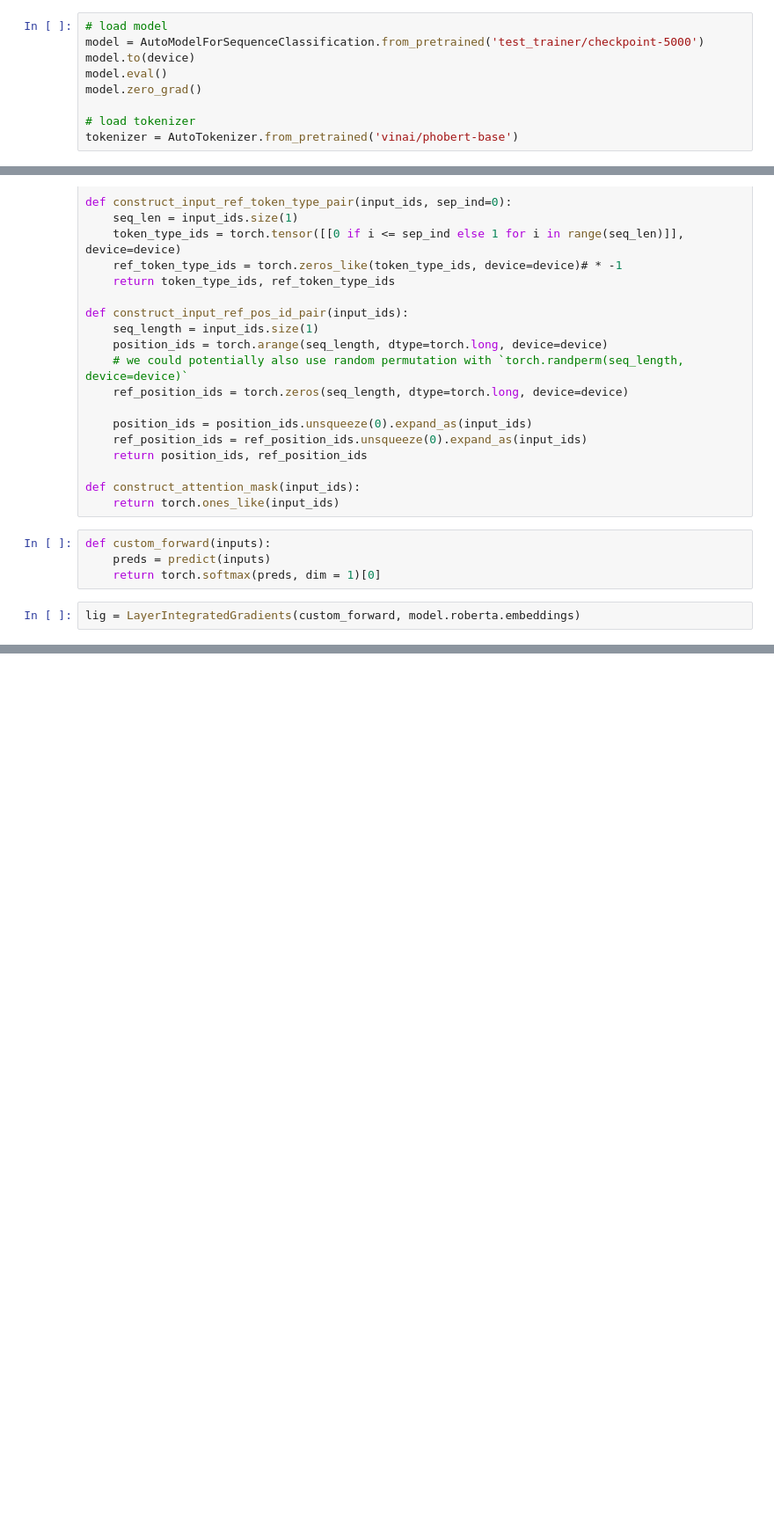
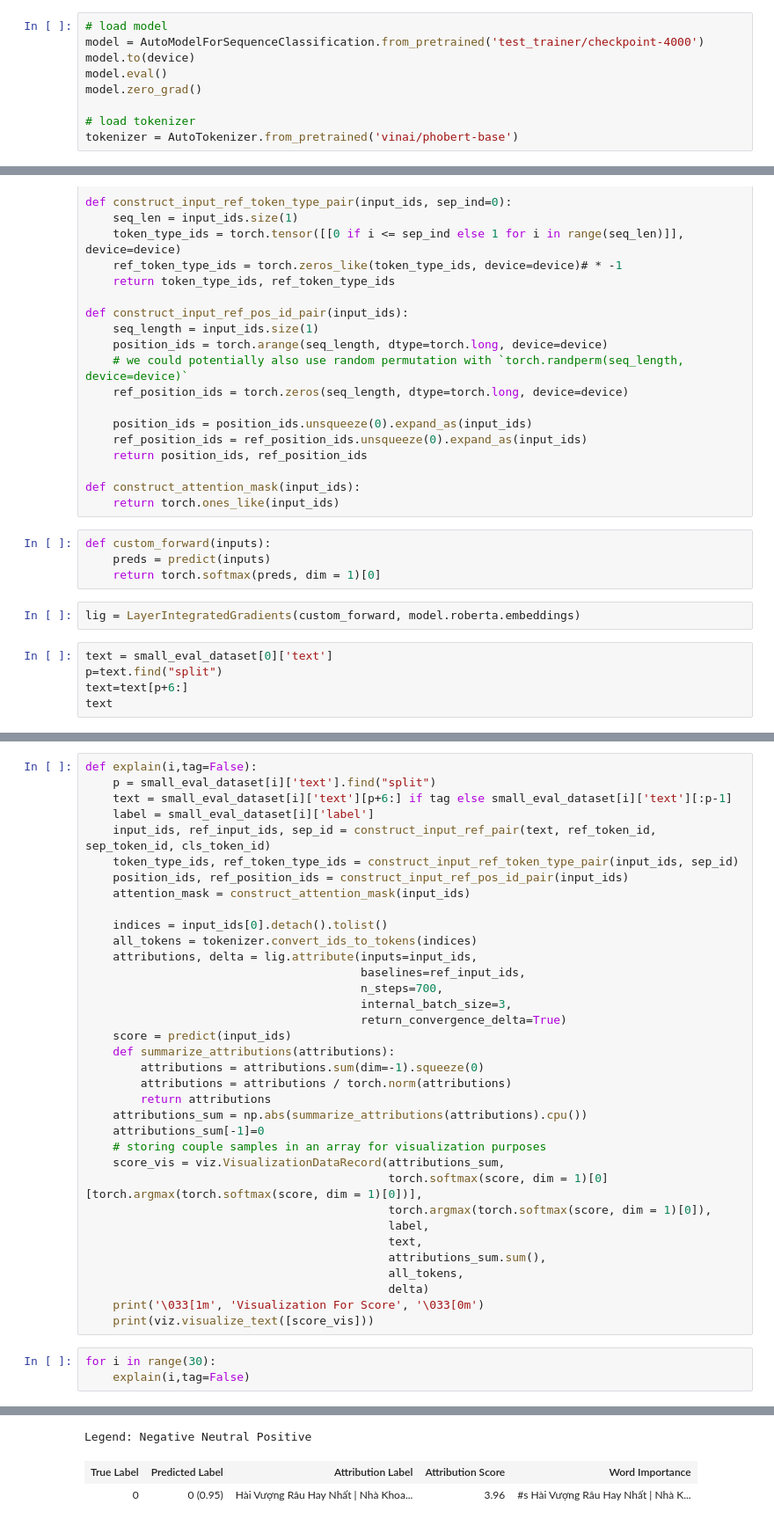
Before and after one commit to tu-leminh/Thesis2019, a Jupyter notebook: title_w_IG.ipynb, the cells around one changed output, grey strips where cells are left out. Shown: that part at 88% size. Saved outputs shown, nothing was run; the diff lists cells and outputs as text; blank space fills up the shorter version.

```diff
--- a/title_w_IG.ipynb
+++ b/title_w_IG.ipynb
@@ -154,7 +165,7 @@ import matplotlib.pyplot as plt
 device = torch.device("cuda:0" if torch.cuda.is_available() else "cpu")
 # %%
 # load model
-model = AutoModelForSequenceClassification.from_pretrained('test_trainer/checkpoint-5000')
+model = AutoModelForSequenceClassification.from_pretrained('test_trainer/checkpoint-4000')
 model.to(device)
 model.eval()
 model.zero_grad()
@@ -205,3 +236,8 @@ def custom_forward(inputs):
     return torch.softmax(preds, dim = 1)[0]
 # %%
 lig = LayerIntegratedGradients(custom_forward, model.roberta.embeddings)
+# %%
+text = small_eval_dataset[0]['text']
+p=text.find("split")
+text=text[p+6:]
+text
@@ -207,0 +246,39 @@ lig = LayerIntegratedGradients(custom_forward, model.roberta.embeddings)
+# %%
+def explain(i,tag=False):
+    p = small_eval_dataset[i]['text'].find("split")
+    text = small_eval_dataset[i]['text'][p+6:] if tag else small_eval_dataset[i]['text'][:p-1]
+    label = small_eval_dataset[i]['label']
+    input_ids, ref_input_ids, sep_id = construct_input_ref_pair(text, ref_token_id, sep_token_id, cls_token_id)
+    token_type_ids, ref_token_type_ids = construct_input_ref_token_type_pair(input_ids, sep_id)
+    position_ids, ref_position_ids = construct_input_ref_pos_id_pair(input_ids)
+    attention_mask = construct_attention_mask(input_ids)
+
+    indices = input_ids[0].detach().tolist()
+    all_tokens = tokenizer.convert_ids_to_tokens(indices)
+    attributions, delta = lig.attribute(inputs=input_ids,
+                                        baselines=ref_input_ids,
+                                        n_steps=700,
+                                        internal_batch_size=3,
+                                        return_convergence_delta=True)
+    score = predict(input_ids)
+    def summarize_attributions(attributions):
+        attributions = attributions.sum(dim=-1).squeeze(0)
+        attributions = attributions / torch.norm(attributions)
+        return attributions
+    attributions_sum = np.abs(summarize_attributions(attributions).cpu())
+    attributions_sum[-1]=0
+    # storing couple samples in an array for visualization purposes
+    score_vis = viz.VisualizationDataRecord(attributions_sum,
+                                            torch.softmax(score, dim = 1)[0][torch.argmax(torch.softmax(score, dim = 1)[0])],
+                                            torch.argmax(torch.softmax(score, dim = 1)[0]),
+                                            label,
+                                            text,
+                                            attributions_sum.sum(),
+                                            all_tokens,
+                                            delta)
+    print('\033[1m', 'Visualization For Score', '\033[0m')
+    print(viz.visualize_text([score_vis]))
+# %%
+for i in range(30):
+    explain(i,tag=False)
+# %% [output]
@@ -207,0 +291,3 @@ lig = LayerIntegratedGradients(custom_forward, model.roberta.embeddings)
+Legend: Negative Neutral Positive
+| True Label | Predicted Label | Attribution Label | Attribution Score | Word Importance |
+| 0 | 0 (0.95) | Hài Vượng Râu Hay Nhất | Nhà Khoa... | 3.96 | #s Hài Vượng Râu Hay Nhất | Nhà K... |
```
Also changed, not shown: parts of 24 cells of this notebook, 1 other file.
